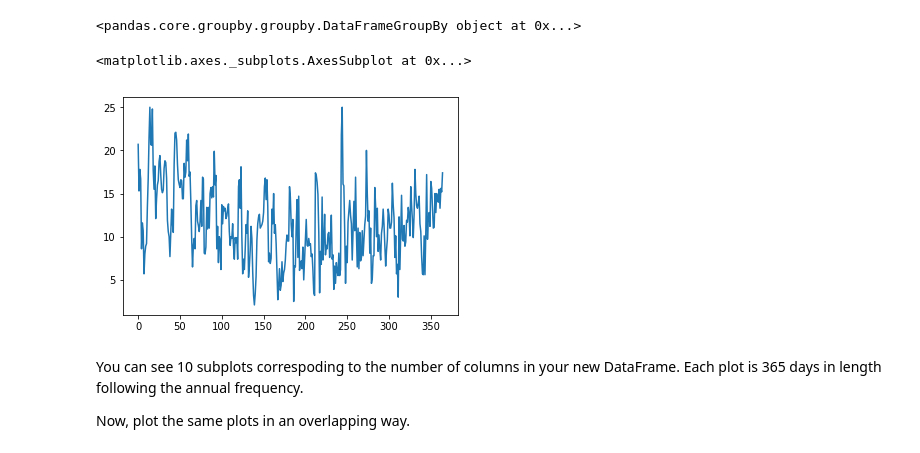
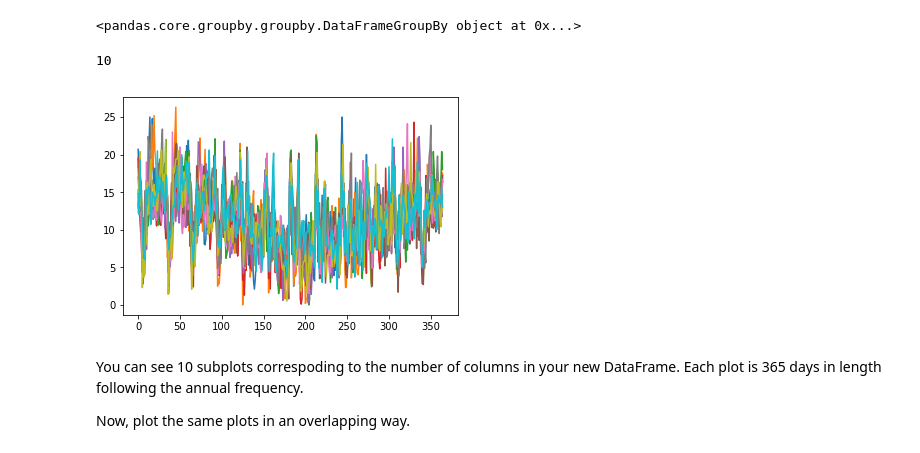
Before and after one commit to MarcSchneider71/dsc-3-25-04-visualizing-time-series-data-lab-nyc-ds-career-012819, a Jupyter notebook: index.ipynb, the cells around one changed output. Cells and saved outputs as stored; diff of their text form; code cells hidden in the pictures.

```diff
--- a/index.ipynb
+++ b/index.ipynb
@@ -119,12 +119,15 @@ df_annualgroup = pd.DataFrame()
 # %%
 for yr, group in df_annual:
     df_annualgroup[yr.year] = group.values.ravel()
+# %%
+df_annualgroup.shape[1]
+# %% [output]
+10
 # %%
-for i in len(df)
+for i in range(df_annualgroup.shape[1]):
     df_annualgroup.iloc[:,i].plot()
 # %% [output]
-<matplotlib.axes._subplots.AxesSubplot at 0x...>
-[figure, old version]
+[figure, new version]
 # %% [markdown]
 You can see 10 subplots correspoding to the number of columns in your new DataFrame. Each plot is 365 days in length following the annual frequency.
 
```
